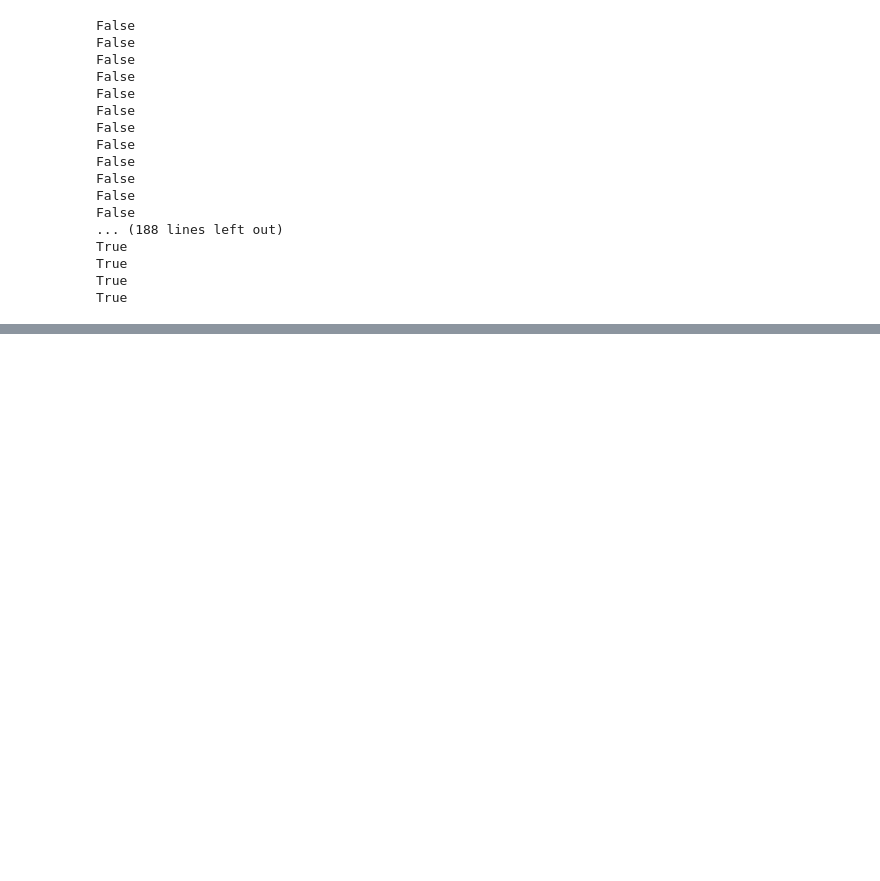
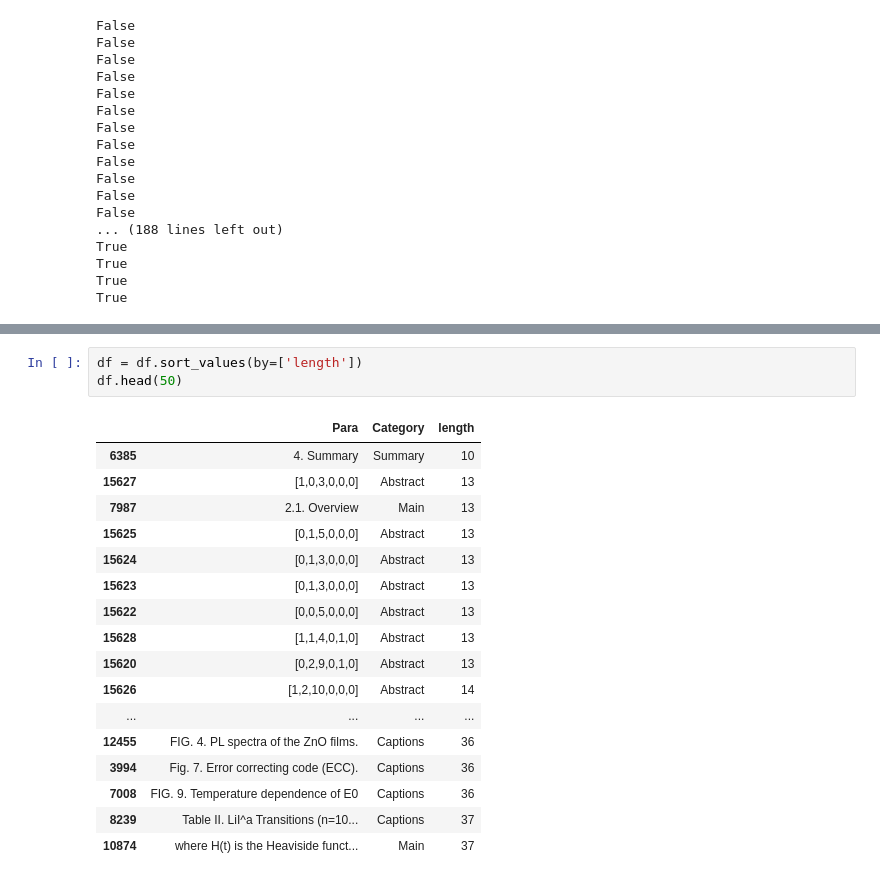
Before and after one commit to okin1234/textmining, a Jupyter notebook: testing.ipynb, the cells around one changed output, grey strips where cells are left out. Cells and saved outputs as stored; diff of their text form; blank space fills up the shorter version.

```diff
--- a/testing.ipynb
+++ b/testing.ipynb
@@ -69,0 +83,21 @@ True
+# %%
+df = df.sort_values(by=['length'])
+df.head(50)
+# %% [output]
+|  | Para | Category | length |
+| 6385 | 4. Summary | Summary | 10 |
+| 15627 | [1,0,3,0,0,0] | Abstract | 13 |
+| 7987 | 2.1. Overview | Main | 13 |
+| 15625 | [0,1,5,0,0,0] | Abstract | 13 |
+| 15624 | [0,1,3,0,0,0] | Abstract | 13 |
+| 15623 | [0,1,3,0,0,0] | Abstract | 13 |
+| 15622 | [0,0,5,0,0,0] | Abstract | 13 |
+| 15628 | [1,1,4,0,1,0] | Abstract | 13 |
+| 15620 | [0,2,9,0,1,0] | Abstract | 13 |
+| 15626 | [1,2,10,0,0,0] | Abstract | 14 |
+| ... | ... | ... | ... |
+| 12455 | FIG. 4. PL spectra of the ZnO films. | Captions | 36 |
+| 3994 | Fig. 7. Error correcting code (ECC). | Captions | 36 |
+| 7008 | FIG. 9. Temperature dependence of E0 | Captions | 36 |
+| 8239 | Table II. LiI^a Transitions (n=10... | Captions | 37 |
+| 10874 | where H(t) is the Heaviside funct... | Main | 37 |
```
Also changed, not shown: parts of 2 cells of this notebook, 4 other files.
